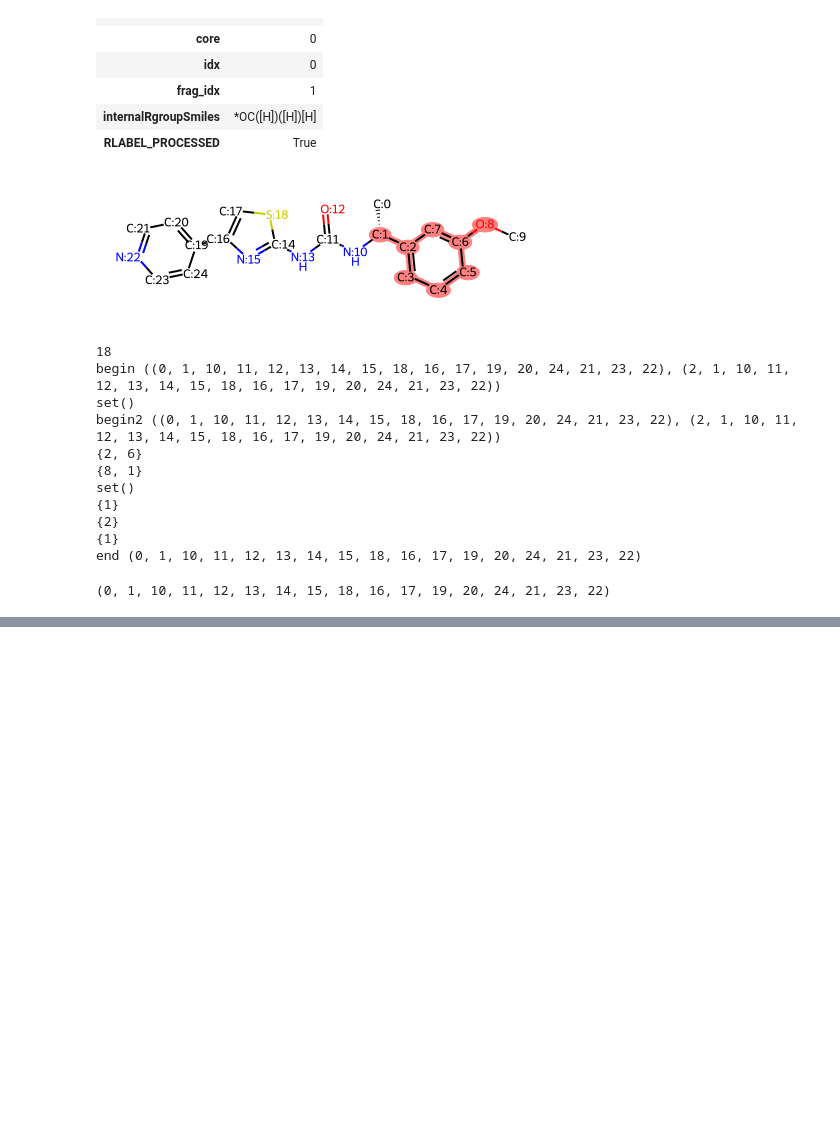
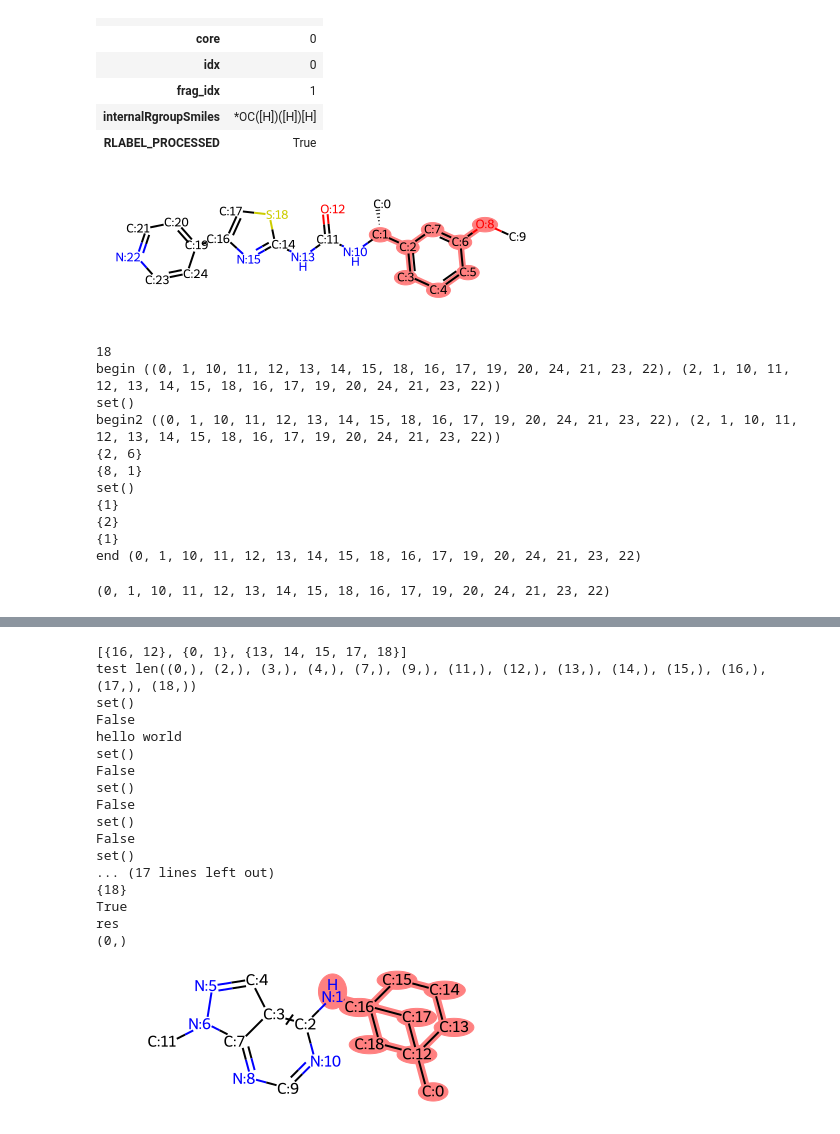
Before and after one commit to jgxs/bridge_ring_dataset, a Jupyter notebook: Bridged_ring/PDB_rings/PHE2BCH_pairs/scripts/phe2bch.ipynb, the cells around one changed output, grey strips where cells are left out. Cells and saved outputs as stored; diff of their text form; code cells hidden in the pictures; blank space fills up the shorter version.

Commit message:
debug for sidechain which is only a C atom

```diff
--- a/Bridged_ring/PDB_rings/PHE2BCH_pairs/scripts/phe2bch.ipynb
+++ b/Bridged_ring/PDB_rings/PHE2BCH_pairs/scripts/phe2bch.ipynb
@@ -856,13 +856,16 @@ def get_connecter(mol,patt):
         atom = mol.GetAtomWithIdx(idx)
         neighbors = {neighbor.GetIdx() for neighbor in atom.GetNeighbors()}
         if neighbors & match_set == neighbors:
+            if len(list(neighbors)) == 1:
+                side_connecter.append(idx)
+                core_connecter.append(list(neighbors)[0])
             pass
         else:
             side_connecter.append(idx)
             for i in list(neighbors):
                 if i in match_set:
                     core_connecter.append(i)
-    return [set(core_connecter),set(side_connecter)]
+    return [set(core_connecter),set(side_connecter),set(match_patt[0])-set(core_connecter)-set(side_connecter)]
 # %%
 def get_correct_match(mol_whole, mcs, arranged_atoms, core_mol, debug):
     match_to_use = False
@@ -878,11 +881,16 @@ def get_correct_match(mol_whole, mcs, arranged_atoms, core_mol, debug):
         # however, the len(correct_matches) > 1 means the bigger group is not
         # big enough to match only one part of the refmol
         # In that situation, we need to select the correct part of the molecule.
-        core_head, side_head = get_connecter(mol_whole,core_mol)
+        core_head, side_head, core_all = get_connecter(mol_whole,core_mol)
         for match_correct in correct_matches:
-            print(set(match_correct) & core_head)
-            print(set(match_correct) & side_head)
-            if set(match_correct) & arranged_atoms == set() and set(match_correct) & core_head == set() and set(match_correct) & side_head != side_head:
+            if len(match_correct) == 1:
+                # print(set(match_correct))
+                # print(set(match_correct) & side_head)
+                print(set(match_correct) & core_all)
+                print(set(match_correct) & core_all != set())
+            if set(match_correct) & core_head == set() and set(match_correct) & arranged_atoms == set() and set(match_correct) & core_all == set():
+                if len(match_correct) == 1:
+                    print("hello world")
                 match_to_use = match_correct
     else:
         if debug:
@@ -895,6 +903,7 @@ def get_correct_match(mol_whole, mcs, arranged_atoms, core_mol, debug):
     if match_to_use:
         return match_to_use
     else:
+        print("i really do not want")
         return correct_matches[0]
 
 def getpdb_debug(refmol, inpmol, pdbfile):
@@ -913,8 +922,8 @@ def getpdb_debug(refmol, inpmol, pdbfile):
     core = Chem.MolFromSmiles("C12CCCC(C2)C1")
     bch_core = Chem.MolFromSmarts("*C12CCCC(*)(C2)C1")
     phe_core = Chem.MolFromSmarts("*!:c1cc(!:*)ccc1")
-    bch_core_connect, bch_side_connect = get_connecter(inpmol,bch_core)
-    phe_core_connect, phe_side_connect = get_connecter(refmol,phe_core)
+    # bch_core_connect, bch_side_connect = get_connecter(inpmol,bch_core)
+    # phe_core_connect, phe_side_connect = get_connecter(refmol,phe_core)
 
     side_chains, unmatched = rdRGD.RGroupDecompose([core], [inpmol])
     if side_chains[0]["R1"].GetNumAtoms()>side_chains[0]["R2"].GetNumAtoms():
@@ -946,7 +955,7 @@ def getpdb_debug(refmol, inpmol, pdbfile):
     #    print(f"the result: {sidechain.GetSubstructMatches(mcs_ref2mid.queryMol)}")
         for i, j in zip(sidechain.GetSubstructMatch(mcs_ref2mid.queryMol),match_to_correct_ref,):
             sidechain_conf.SetAtomPosition(i, bonded_conf.GetAtomPosition(j))
-            print(f"set atom idx {i}")
+            # print(f"set atom idx {i}")
             ref_arranged_atoms.add(j)
         # print(ref_arranged_atoms)
         mcs_mid2inp = rdFMCS.FindMCS(
@@ -1006,7 +1015,7 @@ inp = "0OO_4eh7"
 # inp = "0RZ_4f1q"
 # inp = "07Q_3tv7"
 # inp = "B74_6xic"
-inp = "39R_4tz2"
+inp = "JJM_5qei"
 key = inp.split("_")[0]
 pdb_id = inp.split("_")[1]
 lig_smi = ligands_smi[key][0]
@@ -1022,3 +1047,31 @@ aligned = Chem.CombineMols(lig_Block,test)
 drawit(aligned)
 # %% [output]
 [interactive output not drawn]
+# %%
+test_mol = phe2bch_with_smiles(lig_smi)
+mcs_mol = Chem.MolFromSmiles("C")
+mcs = rdFMCS.FindMCS([test_mol, mcs_mol], timeout=3, bondCompare=rdFMCS.BondCompare.CompareAny)
+print(get_connecter(test_mol,Chem.MolFromSmarts("*C12CCCC(*)(C2)C1")))
+sidechain_ref = get_correct_match(test_mol,mcs,{2,3,4,5,6,7,8,9,10,11},Chem.MolFromSmarts("*C12CCCC(*)(C2)C1"),False)
+print("res")
+print(sidechain_ref)
+mol_with_atom_index(test_mol)
+# %% [output]
+[{16, 12}, {0, 1}, {13, 14, 15, 17, 18}]
+test len((0,), (2,), (3,), (4,), (7,), (9,), (11,), (12,), (13,), (14,), (15,), (16,), (17,), (18,))
+set()
+False
+hello world
+set()
+False
+set()
+False
+set()
+False
+set()
+... (17 lines left out)
+{18}
+True
+res
+(0,)
+[figure, added]
```
Also changed, not shown: parts of 1 cell of this notebook, 1 other file.
